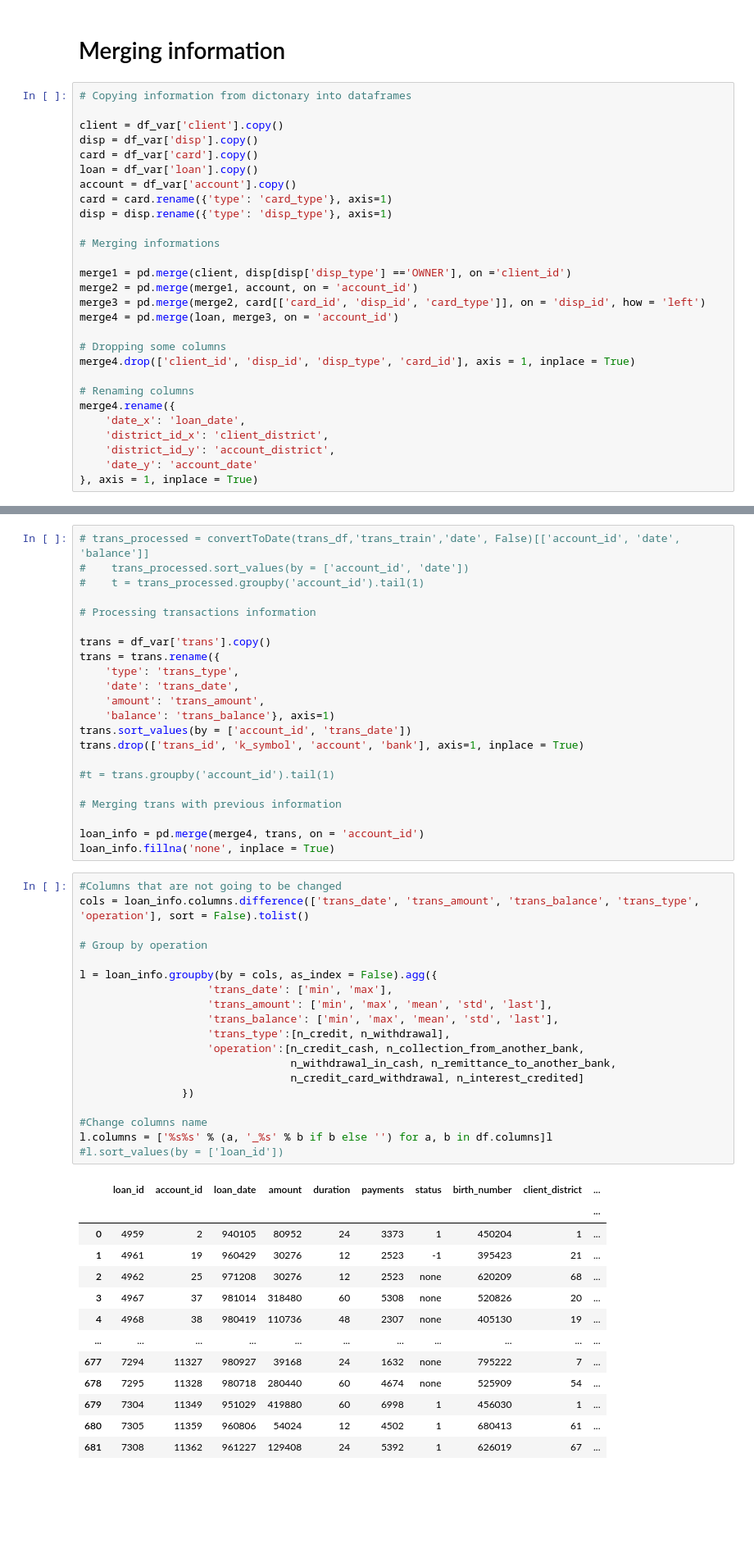
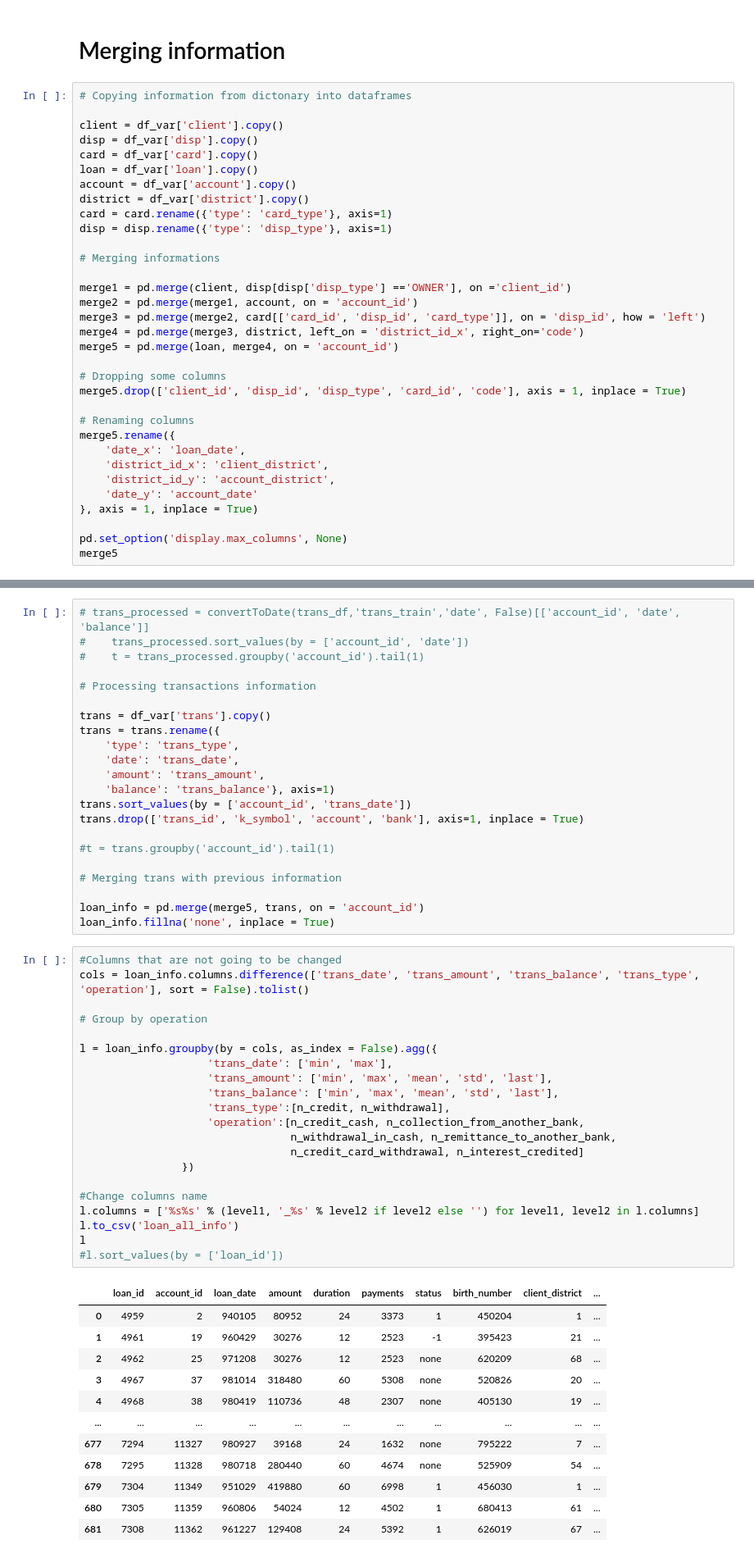
Before and after one commit to RicardoBoia2017/FEUP_ECAC, a Jupyter notebook: Preprocess.ipynb, the cells around one changed output, grey strips where cells are left out. Shown: that part at 82% size. Drawn from its saved outputs; the diff is of its cells as text; blank space fills up the shorter version.

Commit message:
Adding district to the merging

```diff
--- a/Preprocess.ipynb
+++ b/Preprocess.ipynb
@@ -139,6 +139,7 @@ disp = df_var['disp'].copy()
 card = df_var['card'].copy()
 loan = df_var['loan'].copy()
 account = df_var['account'].copy()
+district = df_var['district'].copy()
 card = card.rename({'type': 'card_type'}, axis=1)
 disp = disp.rename({'type': 'disp_type'}, axis=1)
 
@@ -147,15 +148,19 @@ disp = disp.rename({'type': 'disp_type'}, axis=1)
 merge1 = pd.merge(client, disp[disp['disp_type'] =='OWNER'], on ='client_id')
 merge2 = pd.merge(merge1, account, on = 'account_id')
 merge3 = pd.merge(merge2, card[['card_id', 'disp_id', 'card_type']], on = 'disp_id', how = 'left')
-merge4 = pd.merge(loan, merge3, on = 'account_id')
+merge4 = pd.merge(merge3, district, left_on = 'district_id_x', right_on='code')
+merge5 = pd.merge(loan, merge4, on = 'account_id')
 
 # Dropping some columns
-merge4.drop(['client_id', 'disp_id', 'disp_type', 'card_id'], axis = 1, inplace = True)
+merge5.drop(['client_id', 'disp_id', 'disp_type', 'card_id', 'code'], axis = 1, inplace = True)
 
 # Renaming columns
-merge4.rename({
+merge5.rename({
     'date_x': 'loan_date',
     'district_id_x': 'client_district',
     'district_id_y': 'account_district',
     'date_y': 'account_date'
 }, axis = 1, inplace = True)
+
+pd.set_option('display.max_columns', None)
+merge5
@@ -179,30 +198,31 @@ trans.drop(['trans_id', 'k_symbol', 'account', 'bank'], axis=1, inplace = True)
 
 # Merging trans with previous information
 
-loan_info = pd.merge(merge4, trans, on = 'account_id')
+loan_info = pd.merge(merge5, trans, on = 'account_id')
 loan_info.fillna('none', inplace = True)
 # %%
 #Columns that are not going to be changed
 cols = loan_info.columns.difference(['trans_date', 'trans_amount', 'trans_balance', 'trans_type', 'operation'], sort = False).tolist()
 
 # Group by operation
 
 l = loan_info.groupby(by = cols, as_index = False).agg({
                     'trans_date': ['min', 'max'],
                     'trans_amount': ['min', 'max', 'mean', 'std', 'last'],
                     'trans_balance': ['min', 'max', 'mean', 'std', 'last'],
                     'trans_type':[n_credit, n_withdrawal],
                     'operation':[n_credit_cash, n_collection_from_another_bank,
                                  n_withdrawal_in_cash, n_remittance_to_another_bank,
                                  n_credit_card_withdrawal, n_interest_credited]
                 })
 
 #Change columns name
-l.columns = ['%s%s' % (a, '_%s' % b if b else '') for a, b in df.columns]l
+l.columns = ['%s%s' % (level1, '_%s' % level2 if level2 else '') for level1, level2 in l.columns]
+l.to_csv('loan_all_info')
+l
 #l.sort_values(by = ['loan_id'])
 # %% [output]
 |  | loan_id | account_id | loan_date | amount | duration | payments | status | birth_number | client_district | ... |
-|  |  |  |  |  |  |  |  |  |  | ... |
 | 0 | 4959 | 2 | 940105 | 80952 | 24 | 3373 | 1 | 450204 | 1 | ... |
 | 1 | 4961 | 19 | 960429 | 30276 | 12 | 2523 | -1 | 395423 | 21 | ... |
 | 2 | 4962 | 25 | 971208 | 30276 | 12 | 2523 | none | 620209 | 68 | ... |
```
Also changed, not shown: parts of 4 cells of this notebook, 2 other files.
